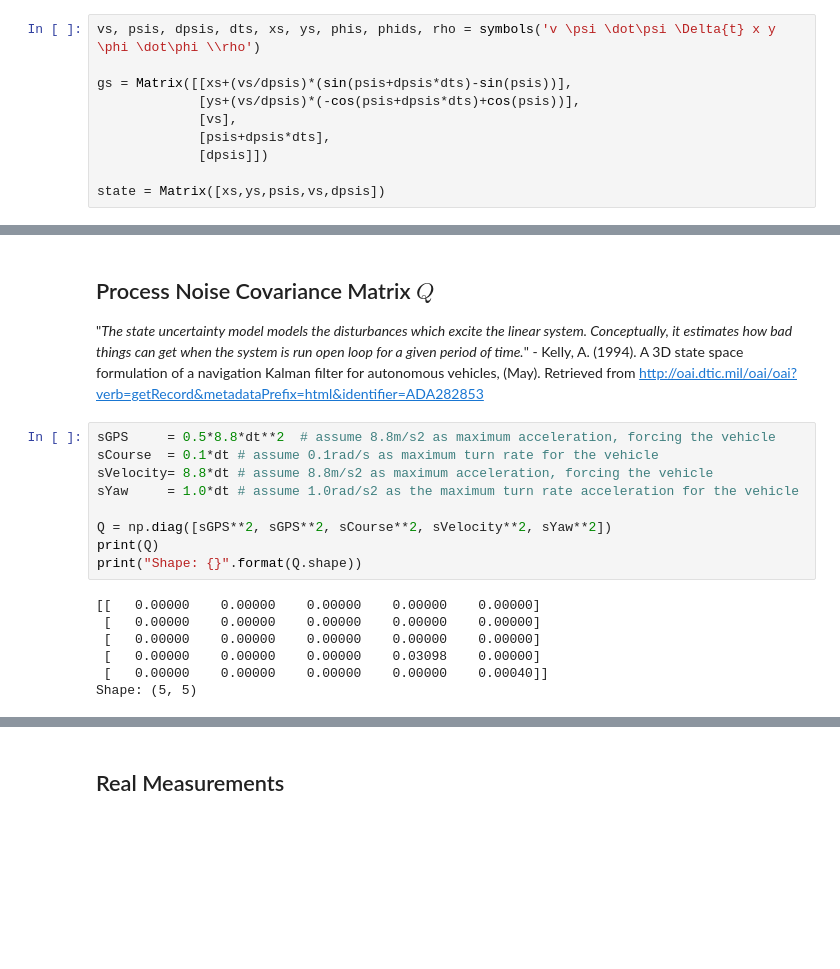
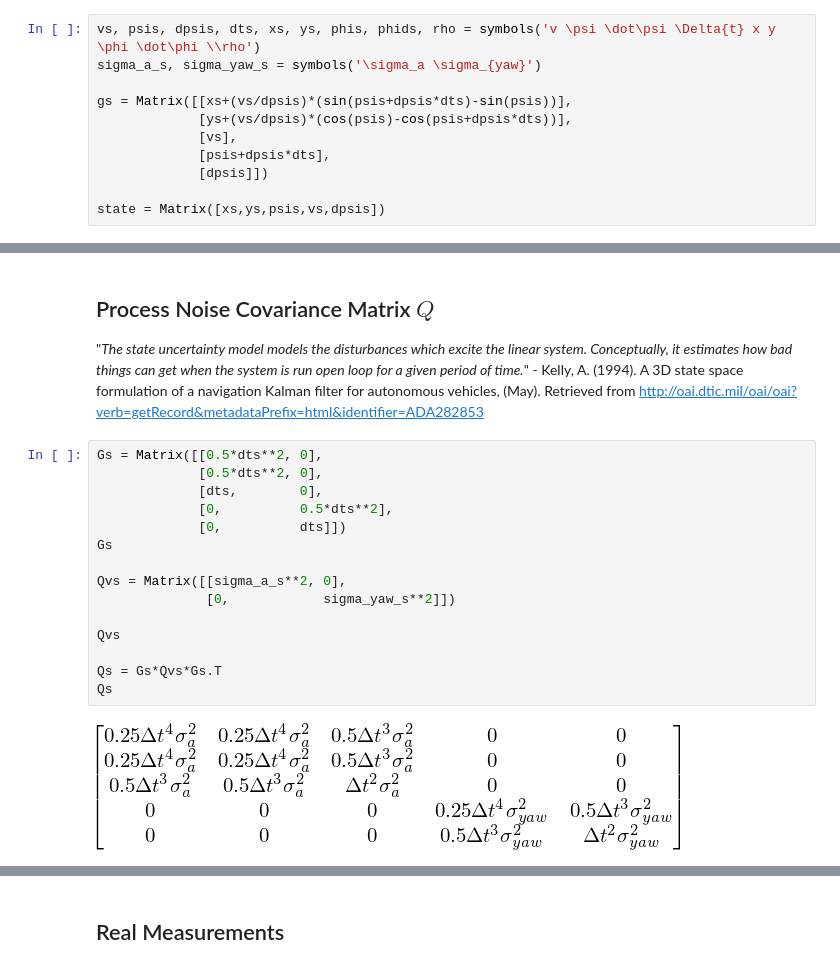
Before and after one commit to da-phil/SDC-Unscented-Kalman-Filter, a Jupyter notebook: scripts/Extended-Kalman-Filter-CTRV.ipynb, the cells around one changed output, grey strips where cells are left out. Drawn from its saved outputs; the diff is of its cells as text; blank space fills up the shorter version.

```diff
--- a/scripts/Extended-Kalman-Filter-CTRV.ipynb
+++ b/scripts/Extended-Kalman-Filter-CTRV.ipynb
@@ -80,9 +80,10 @@ dtGPS=1.0/10.0 # Sample Rate of GPS is 10Hz
 All symbolic calculations are made with [Sympy](http://nbviewer.ipython.org/github/jrjohansson/scientific-python-lectures/blob/master/Lecture-5-Sympy.ipynb). Thanks!
 # %%
 vs, psis, dpsis, dts, xs, ys, phis, phids, rho = symbols('v \psi \dot\psi \Delta{t} x y \phi \dot\phi \\rho')
+sigma_a_s, sigma_yaw_s = symbols('\sigma_a \sigma_{yaw}')
 
 gs = Matrix([[xs+(vs/dpsis)*(sin(psis+dpsis*dts)-sin(psis))],
-             [ys+(vs/dpsis)*(-cos(psis+dpsis*dts)+cos(psis))],
+             [ys+(vs/dpsis)*(cos(psis)-cos(psis+dpsis*dts))],
              [vs],
              [psis+dpsis*dts],
              [dpsis]])
@@ -136,19 +137,20 @@ plt.tight_layout()
 ## Process Noise Covariance Matrix $Q$
 
 "*The state uncertainty model models the disturbances which excite the linear system. Conceptually, it estimates how bad things can get when the system is run open loop for a given period of time.*" - Kelly, A. (1994). A 3D state space formulation of a navigation Kalman filter for autonomous vehicles, (May). Retrieved from http://oai.dtic.mil/oai/oai?verb=getRecord&metadataPrefix=html&identifier=ADA282853
-# %%
-sGPS     = 0.5*8.8*dt**2  # assume 8.8m/s2 as maximum acceleration, forcing the vehicle
-sCourse  = 0.1*dt # assume 0.1rad/s as maximum turn rate for the vehicle
-sVelocity= 8.8*dt # assume 8.8m/s2 as maximum acceleration, forcing the vehicle
-sYaw     = 1.0*dt # assume 1.0rad/s2 as the maximum turn rate acceleration for the vehicle
-
-Q = np.diag([sGPS**2, sGPS**2, sCourse**2, sVelocity**2, sYaw**2])
-print(Q)
-print("Shape: {}".format(Q.shape))
-# %% [output]
-[[   0.00000    0.00000    0.00000    0.00000    0.00000]
- [   0.00000    0.00000    0.00000    0.00000    0.00000]
- [   0.00000    0.00000    0.00000    0.00000    0.00000]
- [   0.00000    0.00000    0.00000    0.03098    0.00000]
- [   0.00000    0.00000    0.00000    0.00000    0.00040]]
-Shape: (5, 5)
+# %%
+Gs = Matrix([[0.5*dts**2, 0],
+             [0.5*dts**2, 0],
+             [dts,        0],
+             [0,          0.5*dts**2],
+             [0,          dts]])
+Gs
+
+Qvs = Matrix([[sigma_a_s**2, 0],
+              [0,            sigma_yaw_s**2]])
+
+Qvs
+
+Qs = Gs*Qvs*Gs.T
+Qs
+# %% [output]
+[figure, added]
```
Also changed, not shown: parts of 4 cells of this notebook.
